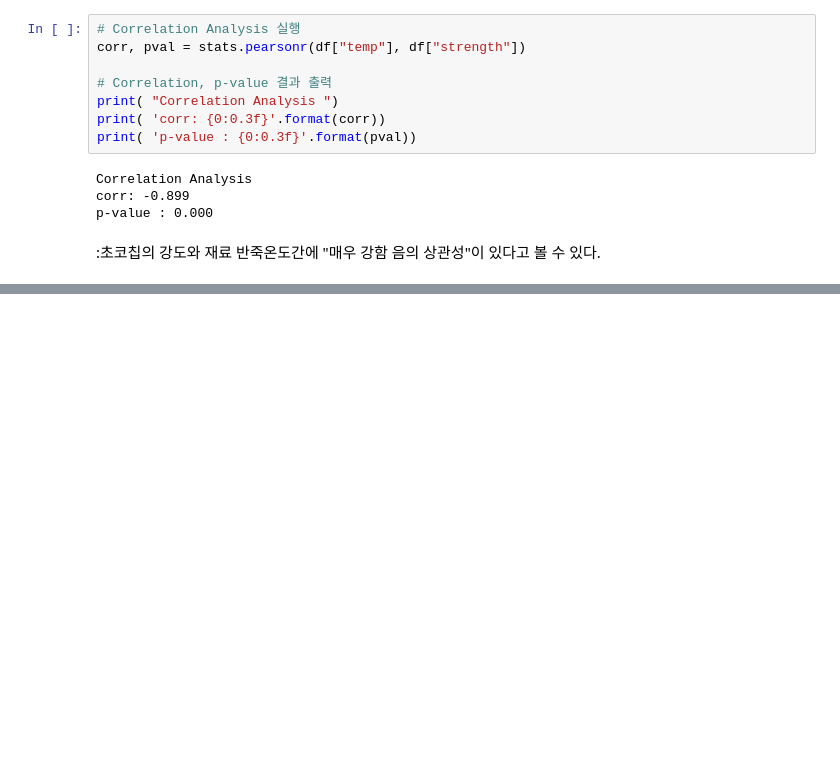
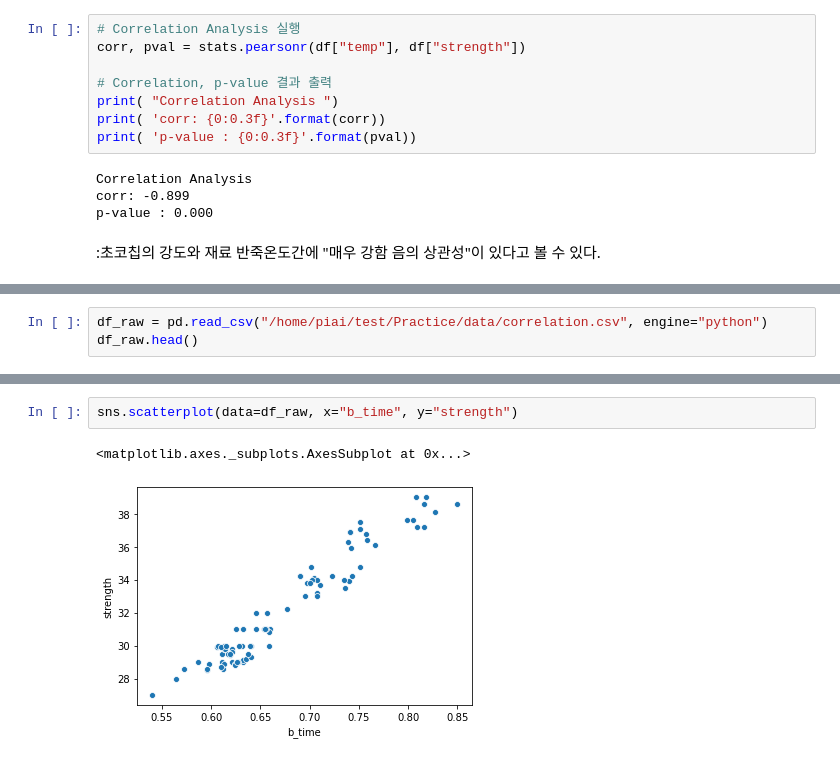
Before and after one commit to juno1028/Postech_Academy, a Jupyter notebook: HW/BigData/A3_김준오_통계3일차.ipynb, the cells around one changed output, grey strips where cells are left out. Saved outputs shown, nothing was run; the diff lists cells and outputs as text; blank space fills up the shorter version.

```diff
--- a/HW/BigData/A3_김준오_통계3일차.ipynb
+++ b/HW/BigData/A3_김준오_통계3일차.ipynb
@@ -116,0 +119,3 @@ p-value : 0.000
+# %%
+df_raw = pd.read_csv("/home/piai/test/Practice/data/correlation.csv", engine="python")
+df_raw.head()
@@ -116,0 +129,5 @@ p-value : 0.000
+# %%
+sns.scatterplot(data=df_raw, x="b_time", y="strength")
+# %% [output]
+<matplotlib.axes._subplots.AxesSubplot at 0x...>
+[figure, added]
```
Also changed, not shown: parts of 8 cells of this notebook, 10 other files.
